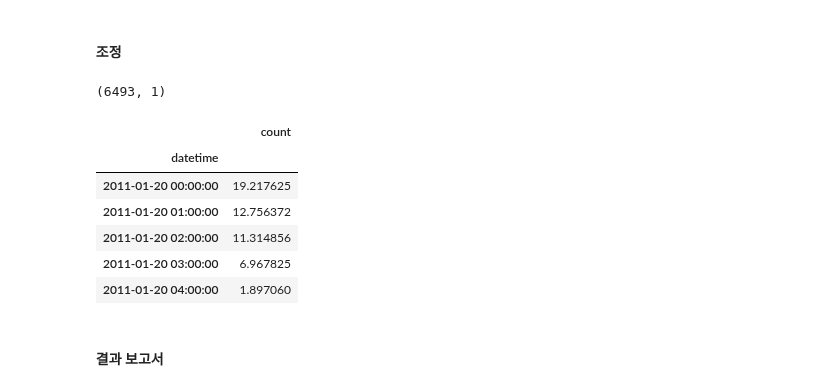
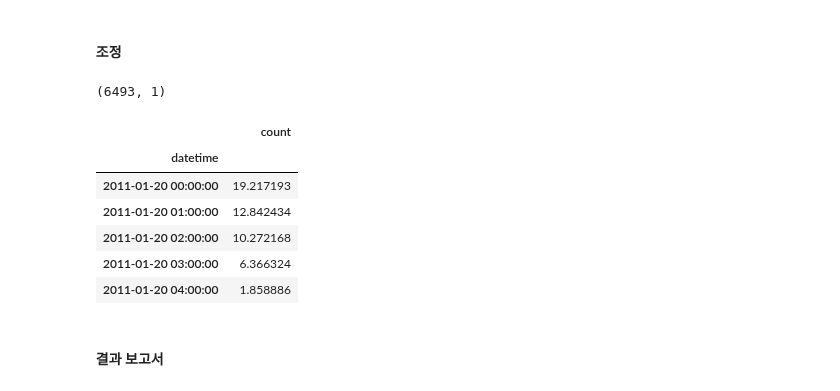
Before and after one commit to todagi/DataScience_with_Kaggle, a Jupyter notebook: Bike Sharing Demand/Bike Sharing Demand 03 - Machine Learning with scikit-learn.ipynb, the cells around one changed output. Cells and saved outputs as stored; diff of their text form; code cells hidden in the pictures.

```diff
--- a/Bike Sharing Demand/Bike Sharing Demand 03 - Machine Learning with scikit-learn.ipynb
+++ b/Bike Sharing Demand/Bike Sharing Demand 03 - Machine Learning with scikit-learn.ipynb
@@ -202,14 +202,23 @@ test["11 pm"] = test["hour"] == 23
 #                   'dayofweek']
 
 # feature_7 : 원핫인코딩 제외, 연, 시간 요일만
+# feature_names = [ 'holiday', 'workingday', 'temp', 'atemp',  'humidity', 'windspeed',
+#                   'season','weather',
+#                   'year','hour', 'dayofweek']
+
+# feature_8 : 원핫인코딩 제외, 연, 월, 시, 요일별
 feature_names = [ 'holiday', 'workingday', 'temp', 'atemp',  'humidity', 'windspeed',
-                  'season','weather',
-                  'year','hour', 'dayofweek']
+                 'season','weather',
+                 'year','month', 'hour', ]
 
-# # feature_8 : 원핫인코딩 제외, 연, 시간 요
-# feature_names = [ 'holiday', 'workingday', 'temp', 'atemp',  'humidity', 'windspeed',
+# feature_9 : 해야 할 것
+# feature_names = ['holiday', 'workingday', 'temp', 'atemp', 'humidity', 'windspeed',
+#                  'year', 'month', 'hour',
 #                  'season','weather',
-#                  'year','hour', 'dayofweek']
+#                  'mon', 'tue', 'wed', 'thu', 'fri', 'sat', 'sun',
+#                  '12 am', '1 am', '2 am', '3 am', '4 am', '5 am', '6 am', '7 am', '8 am', '9 am', '10 am', '11 am',
+#                  '12 pm', '1 pm', '2 pm', '3 pm', '4 pm', '5 pm', '6 pm', '7 pm', '8 pm', '9 pm', '10 pm', '11 pm',
+#                  ]
 
 
 
@@ -823,35 +836,36 @@ params = [max_depth, max_features, n_estimators, random_state, n_jobs]
 # %%
 from sklearn.ensemble import RandomForestRegressor
 
 
 # RF_model = RandomForestRegressor( max_features = 'auto', max_depth = None,
 #                                   n_estimators = 750,
 #                                   random_state = 50,
 #                                   n_jobs = 8)
 
-RF_model = RandomForestRegressor(n_estimators = 300,
+RF_model = RandomForestRegressor(n_estimators = 1200,
                               max_depth = 20,
                               max_features = 8,
                               random_state = 37,
                               n_jobs = 8)
+
 RF_model.fit(x_train, y_train)
 predictions = RF_model.predict(x_test)
 predictions = np.expm1(predictions)
 submission = pd.read_csv("./bike/sampleSubmission.csv",  index_col= "datetime")
 submission['count'] = predictions
 
-submission.to_csv("RF_model2.csv")
+submission.to_csv("RF_model5.csv")
 print(submission.shape)
 submission.head()
 # %% [output]
 (6493, 1)
 |  | count |
 | datetime |  |
-| 2011-01-20 00:00:00 | 19.217625 |
-| 2011-01-20 01:00:00 | 12.756372 |
-| 2011-01-20 02:00:00 | 11.314856 |
-| 2011-01-20 03:00:00 | 6.967825 |
-| 2011-01-20 04:00:00 | 1.897060 |
+| 2011-01-20 00:00:00 | 19.217193 |
+| 2011-01-20 01:00:00 | 12.842434 |
+| 2011-01-20 02:00:00 | 10.272168 |
+| 2011-01-20 03:00:00 | 6.366324 |
+| 2011-01-20 04:00:00 | 1.858886 |
 # %% [markdown]
 #### 결과 보고서
 # %%
```
Also changed, not shown: parts of 5 cells of this notebook.
